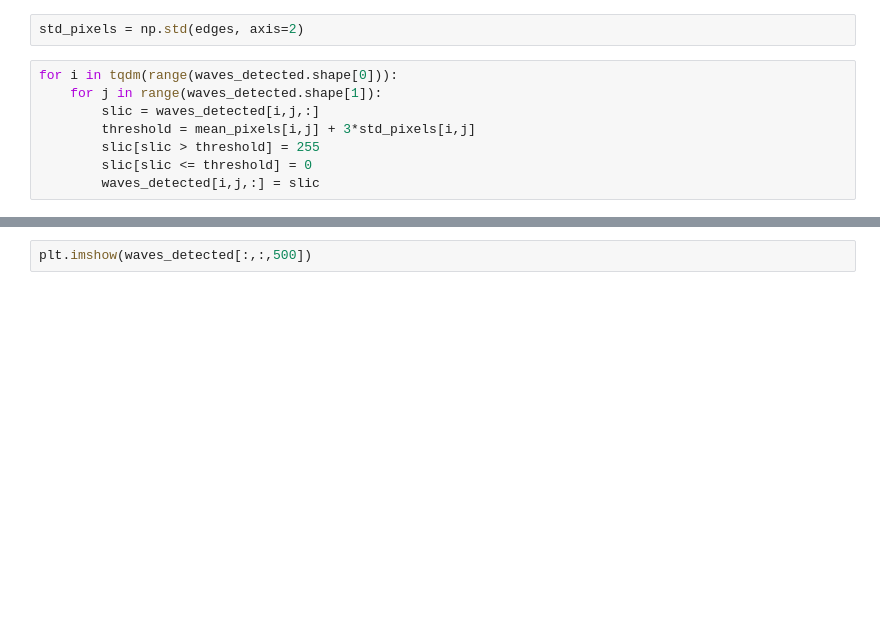
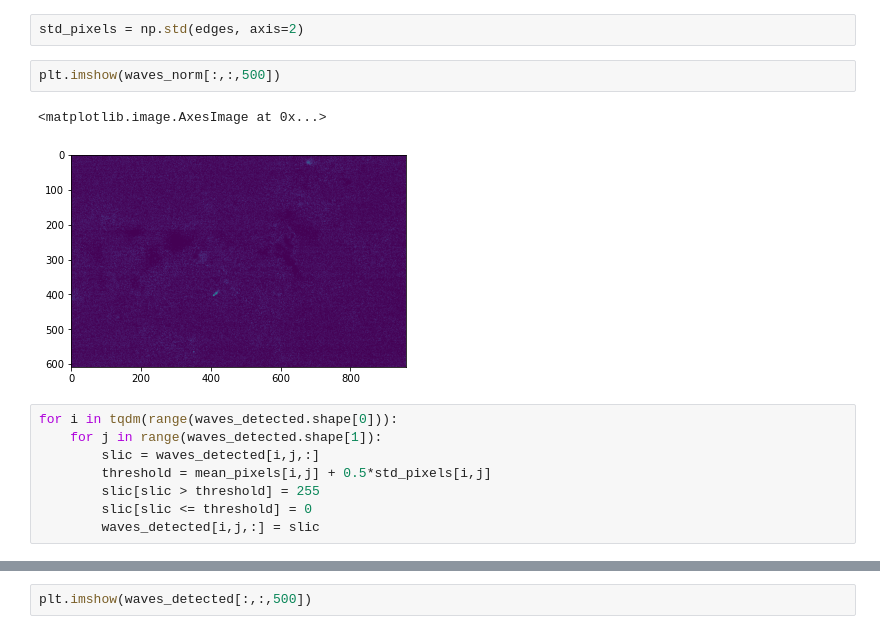
Before and after one commit to wprazuch/Astral, a Jupyter notebook: notebooks/Waves_repr_handling.ipynb, the cells around one changed output, grey strips where cells are left out. Cells and saved outputs as stored; diff of their text form; blank space fills up the shorter version.

```diff
--- a/notebooks/Waves_repr_handling.ipynb
+++ b/notebooks/Waves_repr_handling.ipynb
@@ -69,11 +93,16 @@ waves_detected = edges.copy()
 mean_pixels = np.mean(edges, axis=2)
 # %%
 std_pixels = np.std(edges, axis=2)
+# %%
+plt.imshow(waves_norm[:,:,500])
+# %% [output]
+<matplotlib.image.AxesImage at 0x...>
+[figure, added]
 # %%
 for i in tqdm(range(waves_detected.shape[0])):
     for j in range(waves_detected.shape[1]):
         slic = waves_detected[i,j,:]
-        threshold = mean_pixels[i,j] + 3*std_pixels[i,j]
+        threshold = mean_pixels[i,j] + 0.5*std_pixels[i,j]
         slic[slic > threshold] = 255
         slic[slic <= threshold] = 0
         waves_detected[i,j,:] = slic
```
Also changed, not shown: parts of 6 cells of this notebook, 16 other files.
